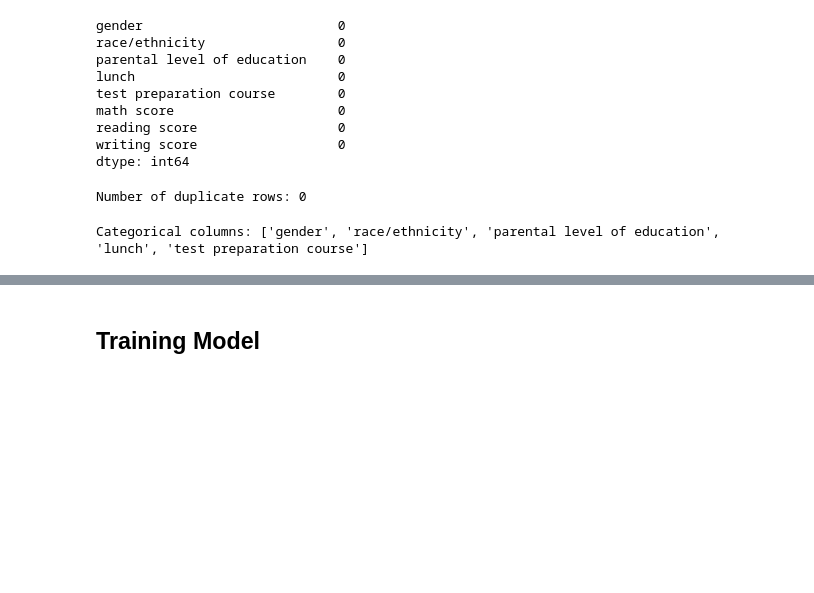
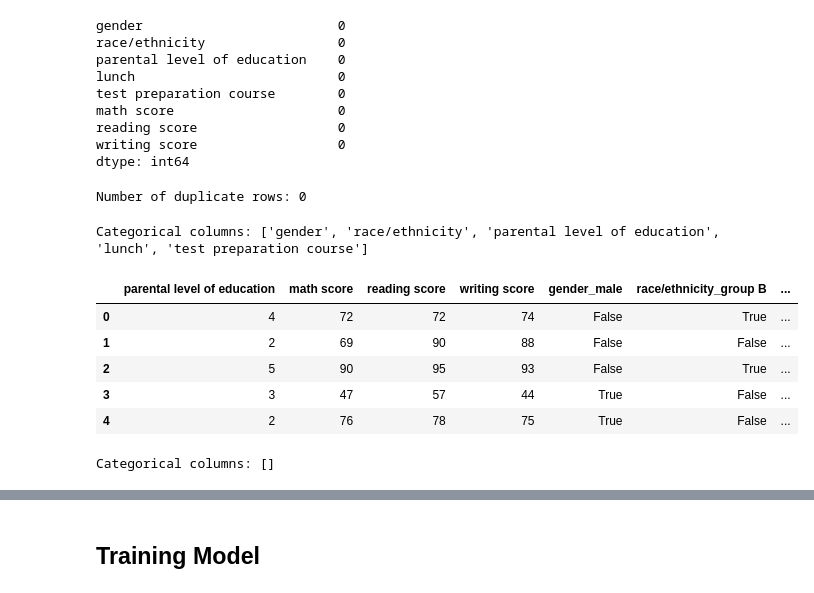
Before and after one commit to ash-iiiiish/30-Machine-Learning-Projects, a Jupyter notebook: A-Regression_Projects(1-10)/3.Student_Score_Prediction/student-score-prediction.ipynb, the cells around one changed output, grey strips where cells are left out. Drawn from its saved outputs; the diff is of its cells as text; code cells hidden in the pictures; blank space fills up the shorter version.

```diff
--- a/A-Regression_Projects(1-10)/3.Student_Score_Prediction/student-score-prediction.ipynb
+++ b/A-Regression_Projects(1-10)/3.Student_Score_Prediction/student-score-prediction.ipynb
@@ -79,3 +79,37 @@ categorical_cols = df.select_dtypes(include='object').columns.tolist()
 print("Categorical columns:", categorical_cols)
 # %% [output]
 Categorical columns: ['gender', 'race/ethnicity', 'parental level of education', 'lunch', 'test preparation course']
+# %%
+one_hot_cols = [
+    'gender',
+    'race/ethnicity',
+    'lunch',
+    'test preparation course'
+]
+
+df = pd.get_dummies(df, columns=one_hot_cols, drop_first=True)
+# %%
+edu_mapping = {
+    'some high school': 0,
+    'high school': 1,
+    'some college': 2,
+    "associate's degree": 3,
+    "bachelor's degree": 4,
+    "master's degree": 5
+}
+
+df['parental level of education'] = df['parental level of education'].map(edu_mapping)
+# %%
+df.head()
+# %% [output]
+|  | parental level of education | math score | reading score | writing score | gender_male | race/ethnicity_group B | ... |
+| 0 | 4 | 72 | 72 | 74 | False | True | ... |
+| 1 | 2 | 69 | 90 | 88 | False | False | ... |
+| 2 | 5 | 90 | 95 | 93 | False | True | ... |
+| 3 | 3 | 47 | 57 | 44 | True | False | ... |
+| 4 | 2 | 76 | 78 | 75 | True | False | ... |
+# %%
+categorical_cols = df.select_dtypes(include='object').columns.tolist()
+print("Categorical columns:", categorical_cols)
+# %% [output]
+Categorical columns: []
```
Also changed, not shown: parts of 5 cells of this notebook, 1 other file.
